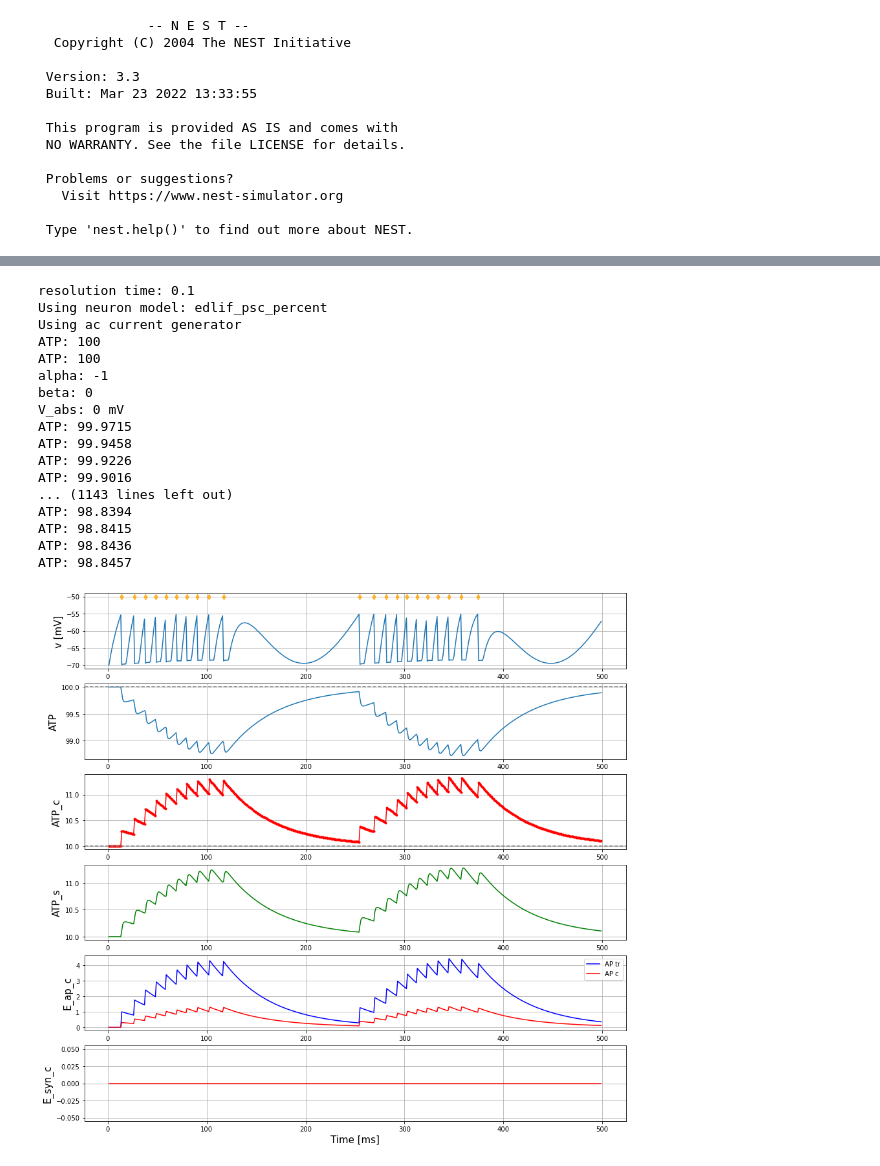
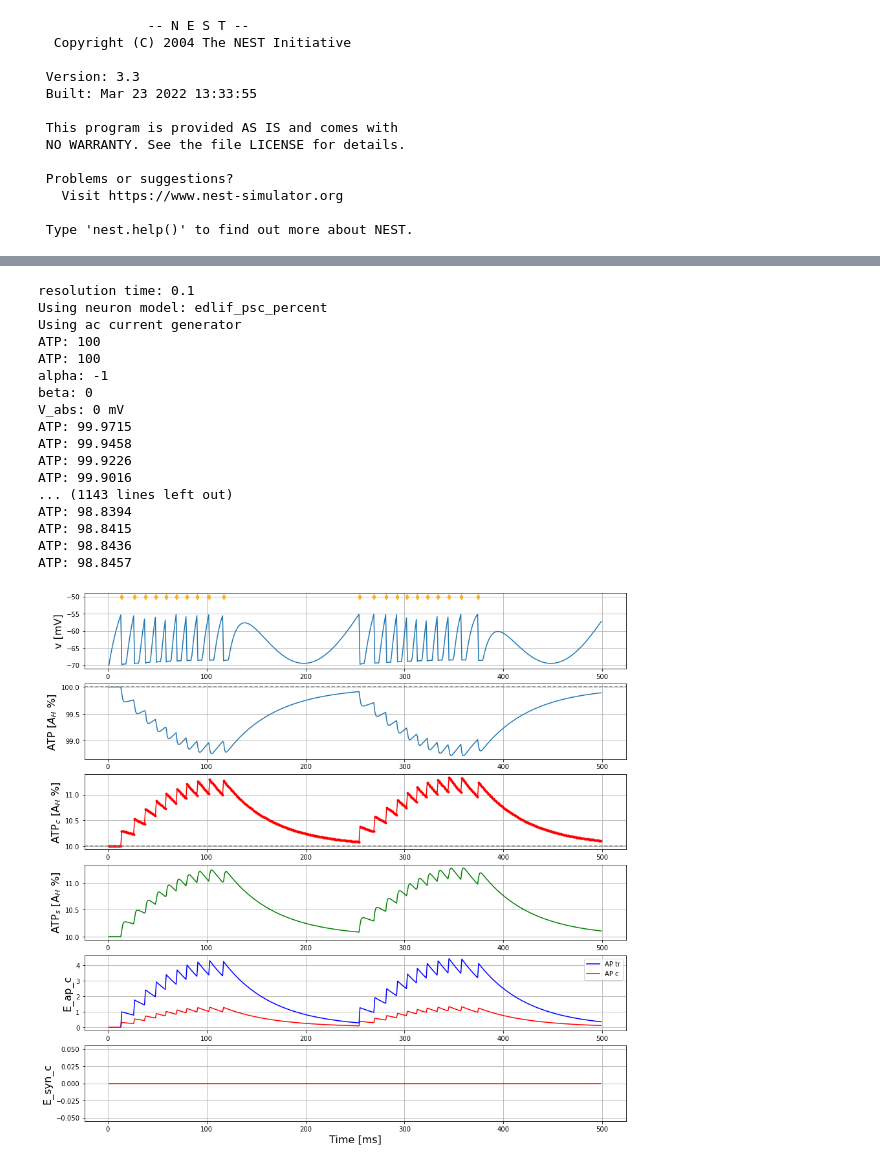
Before and after one commit to Wiss/nestml, a Jupyter notebook: edlif/EDLIF_one_neuron_example.ipynb, the cells around one changed output, grey strips where cells are left out. Cells and saved outputs as stored; diff of their text form; code cells hidden in the pictures.

```diff
--- a/edlif/EDLIF_one_neuron_example.ipynb
+++ b/edlif/EDLIF_one_neuron_example.ipynb
@@ -151,7 +123,7 @@ nest.Connect(voltmeter, neuron)
 
 if gen == "dc":
     cgs = nest.Create('dc_generator')
-    cgs.set({"amplitude": 1.86})
+    cgs.set({"amplitude": 2.2})
 elif gen == "ac":
     cgs = nest.Create('ac_generator')
     cgs.set({"amplitude": 2.2})
@@ -171,7 +143,7 @@ print(f"absolute error of integration: {error}")
 
 spike_times = nest.GetStatus(sr, keys='events')[0]['times']
 
-fontsize = 15
+fontsize = 16
 fig, ax = plt.subplots(nrows=6, figsize=(15,15))
 ax[0].plot(voltmeter.get("events")["times"], voltmeter.get("events")["V_m"])
 ax[1].plot(voltmeter.get("events")["times"], voltmeter.get("events")["ATP"])
@@ -185,36 +157,36 @@ ax[4].plot(voltmeter.get("events")["times"], voltmeter.get("events")["E_ap_c"],
 #ax[5].plot(voltmeter.get("events")["times"], voltmeter.get("events")["E_ap_der"], c="r")
 ax[5].plot(voltmeter.get("events")["times"], voltmeter.get("events")["E_syn_c"], c="r")
 ax[0].scatter(spike_times, -50 * np.ones_like(spike_times), marker="d", c="orange", alpha=.8, zorder=99)
 for _ax in ax:
     _ax.grid(True)
 ax[0].set_ylabel("v [mV]", fontsize=fontsize)
-ax[1].set_ylabel("ATP", fontsize=fontsize)
-ax[2].set_ylabel("ATP_c", fontsize=fontsize)
-ax[3].set_ylabel("ATP_s", fontsize=fontsize)
+ax[1].set_ylabel(r"ATP [$A_H$ %]", fontsize=fontsize)
+ax[2].set_ylabel(r"ATP$_c$ [A$_H$ %]", fontsize=fontsize)
+ax[3].set_ylabel(r"ATP$_s$ [A$_H$ %]", fontsize=fontsize)
 ax[4].set_ylabel("E_ap_tr", fontsize=fontsize)
 ax[4].set_ylabel("E_ap_c", fontsize=fontsize)
 ax[5].set_ylabel("E_syn_c", fontsize=fontsize)
 ax[-1].set_xlabel("Time [ms]", fontsize=fontsize)
 ax[4].legend()
 fig.show()
 # %% [output]
 resolution time: 0.1
 Using neuron model: edlif_psc_percent
 Using ac current generator
 ATP: 100
 ATP: 100
 alpha: -1
 beta: 0
 V_abs: 0 mV
 ATP: 99.9715
 ATP: 99.9458
 ATP: 99.9226
 ATP: 99.9016
 ... (1143 lines left out)
 ATP: 98.8394
 ATP: 98.8415
 ATP: 98.8436
 ATP: 98.8457
-[figure, old version]
+[figure, new version]
 # %%
 #nest.kernel_status
```
Also changed, not shown: parts of 2 cells of this notebook.
